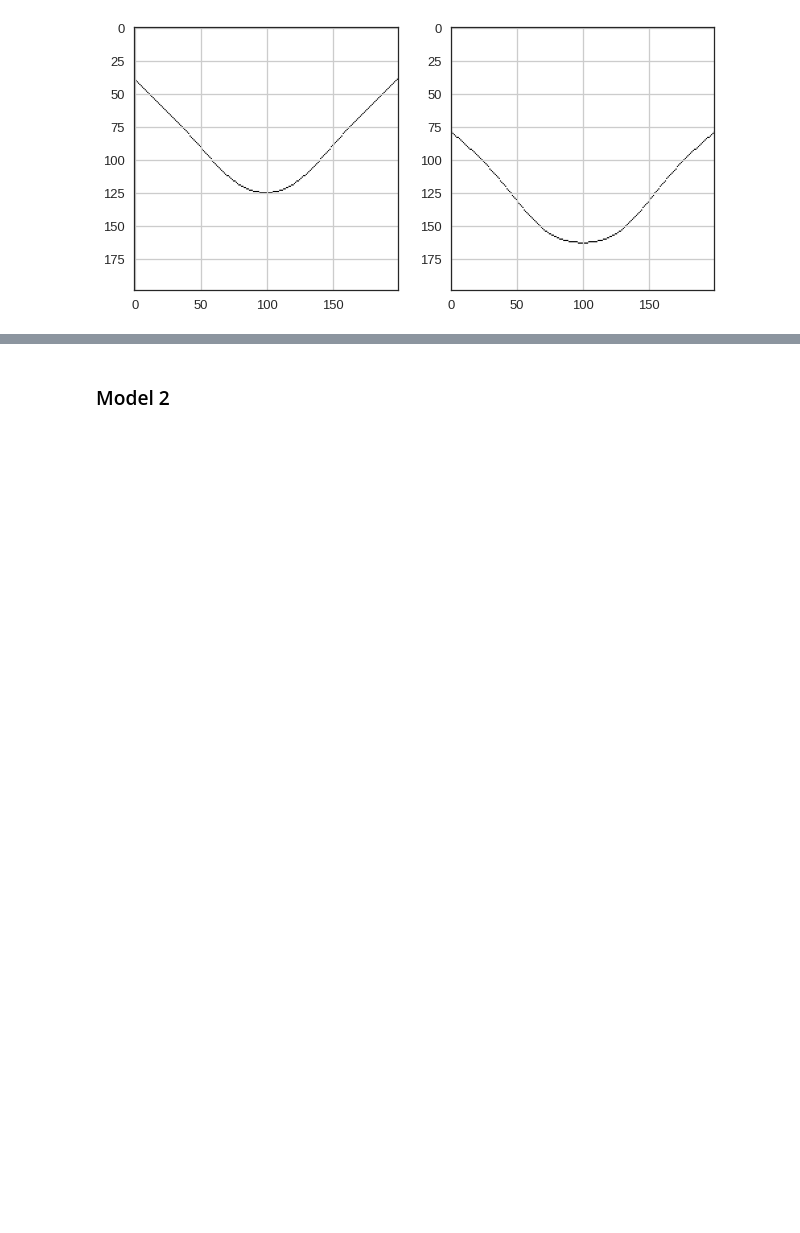
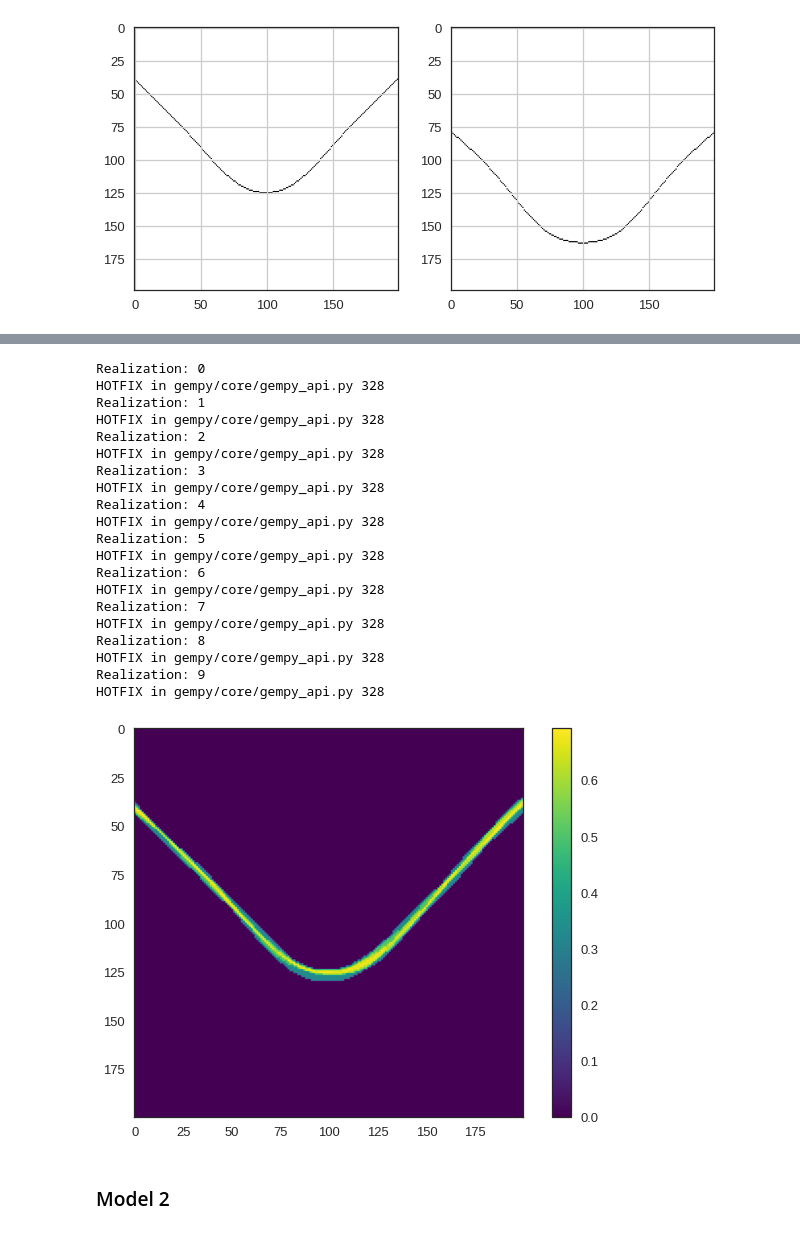
Before and after one commit to TrellixVulnTeam/gempy-notebooks_Q97W, a Jupyter notebook: server-gempy/workflow-v4/geo-model-v4-test.ipynb, the cells around one changed output, grey strips where cells are left out. Saved outputs shown, nothing was run; the diff lists cells and outputs as text; code cells hidden in the pictures; blank space fills up the shorter version.

Commit message:
[DEV] gempy server - get section surfaces functions - IV

```diff
--- a/server-gempy/workflow-v4/geo-model-v4-test.ipynb
+++ b/server-gempy/workflow-v4/geo-model-v4-test.ipynb
@@ -138,3 +151,43 @@ img1 = Image.open('./snapshots/')
+# %%
+mapping_object = real_setup.creat_mapping_object(
+    series_df=series_df_1,
+    surfaces_df=surfaces_df_1
+)
+# %%
+entropy_map = uq_runs.calulate_entropy_map(
+    geo_model=geo_model,
+    n_realization=10,
+    surface_points_original_df=surface_points_original_df_1,
+    orientations_original_df=orientations_original_df_1,
+    section=section_1,
+    mapping_object=mapping_object
+)
+
+plt.imshow(entropy_map.T, cmap='viridis')
+plt.colorbar()
+plt.show()
+# %% [output]
+Realization: 0
+HOTFIX in gempy/core/gempy_api.py 328
+Realization: 1
+HOTFIX in gempy/core/gempy_api.py 328
+Realization: 2
+HOTFIX in gempy/core/gempy_api.py 328
+Realization: 3
+HOTFIX in gempy/core/gempy_api.py 328
+Realization: 4
+HOTFIX in gempy/core/gempy_api.py 328
+Realization: 5
+HOTFIX in gempy/core/gempy_api.py 328
+Realization: 6
+HOTFIX in gempy/core/gempy_api.py 328
+Realization: 7
+HOTFIX in gempy/core/gempy_api.py 328
+Realization: 8
+HOTFIX in gempy/core/gempy_api.py 328
+Realization: 9
+HOTFIX in gempy/core/gempy_api.py 328
+[figure, added]
 # %% [markdown]
 ### Model 2
 # %%
```
Also changed, not shown: parts of 11 cells of this notebook, 1 other file.
